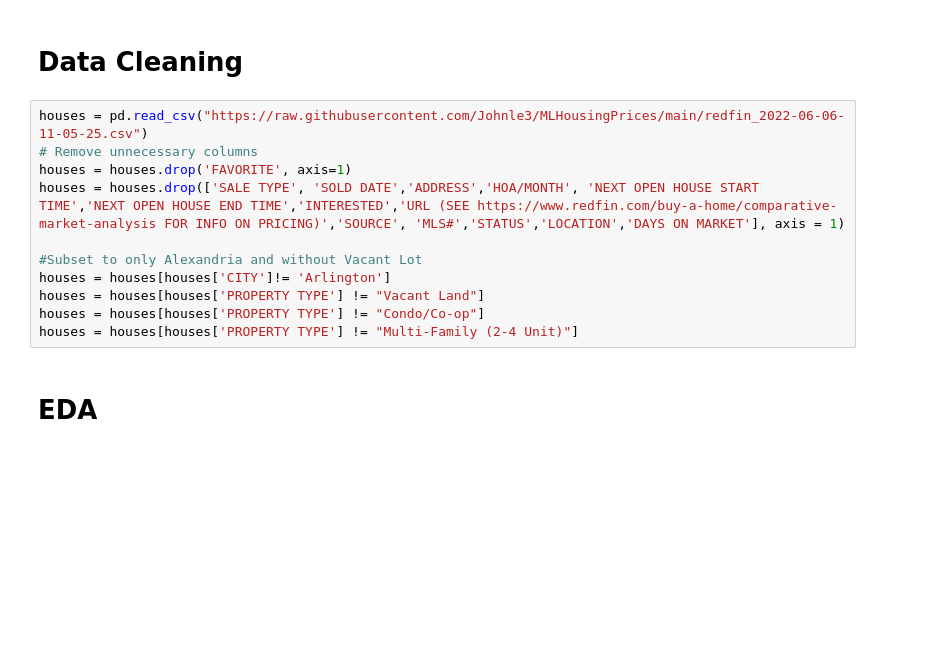
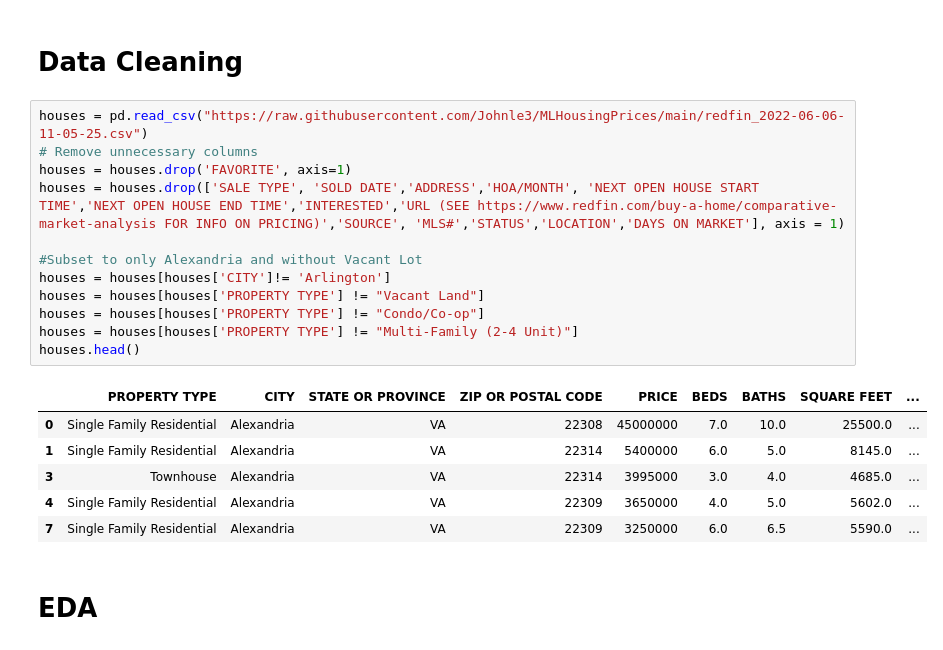
Before and after one commit to Johnle3/MLHousingPrices, a Jupyter notebook: Main_shannon.ipynb, the cells around one changed output. Cells and saved outputs as stored; diff of their text form; blank space fills up the shorter version.

```diff
--- a/Main_shannon.ipynb
+++ b/Main_shannon.ipynb
@@ -6,14 +6,22 @@ import numpy as np
 # %%
 houses = pd.read_csv("https://raw.githubusercontent.com/Johnle3/MLHousingPrices/main/redfin_2022-06-06-11-05-25.csv")
 # Remove unnecessary columns
 houses = houses.drop('FAVORITE', axis=1)
 houses = houses.drop(['SALE TYPE', 'SOLD DATE','ADDRESS','HOA/MONTH', 'NEXT OPEN HOUSE START TIME','NEXT OPEN HOUSE END TIME','INTERESTED','URL (SEE https://www.redfin.com/buy-a-home/comparative-market-analysis FOR INFO ON PRICING)','SOURCE', 'MLS#','STATUS','LOCATION','DAYS ON MARKET'], axis = 1)
 
 #Subset to only Alexandria and without Vacant Lot
 houses = houses[houses['CITY']!= 'Arlington']
 houses = houses[houses['PROPERTY TYPE'] != "Vacant Land"]
 houses = houses[houses['PROPERTY TYPE'] != "Condo/Co-op"]
 houses = houses[houses['PROPERTY TYPE'] != "Multi-Family (2-4 Unit)"]
+houses.head()
+# %% [output]
+|  | PROPERTY TYPE | CITY | STATE OR PROVINCE | ZIP OR POSTAL CODE | PRICE | BEDS | BATHS | SQUARE FEET | ... |
+| 0 | Single Family Residential | Alexandria | VA | 22308 | 45000000 | 7.0 | 10.0 | 25500.0 | ... |
+| 1 | Single Family Residential | Alexandria | VA | 22314 | 5400000 | 6.0 | 5.0 | 8145.0 | ... |
+| 3 | Townhouse | Alexandria | VA | 22314 | 3995000 | 3.0 | 4.0 | 4685.0 | ... |
+| 4 | Single Family Residential | Alexandria | VA | 22309 | 3650000 | 4.0 | 5.0 | 5602.0 | ... |
+| 7 | Single Family Residential | Alexandria | VA | 22309 | 3250000 | 6.0 | 6.5 | 5590.0 | ... |
 # %% [markdown]
 # EDA
 # %%
```
Also changed, not shown: parts of 8 cells of this notebook.
